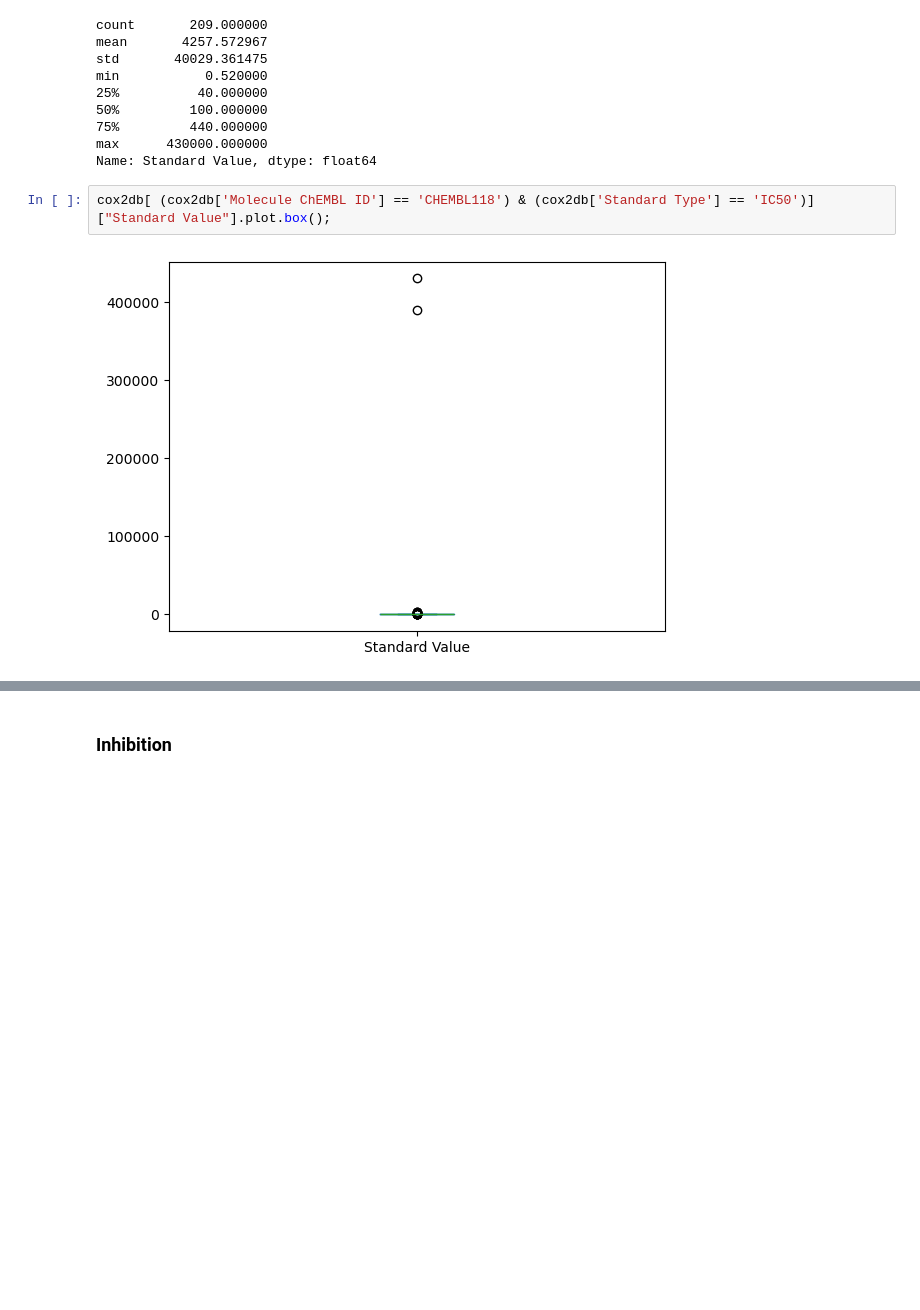
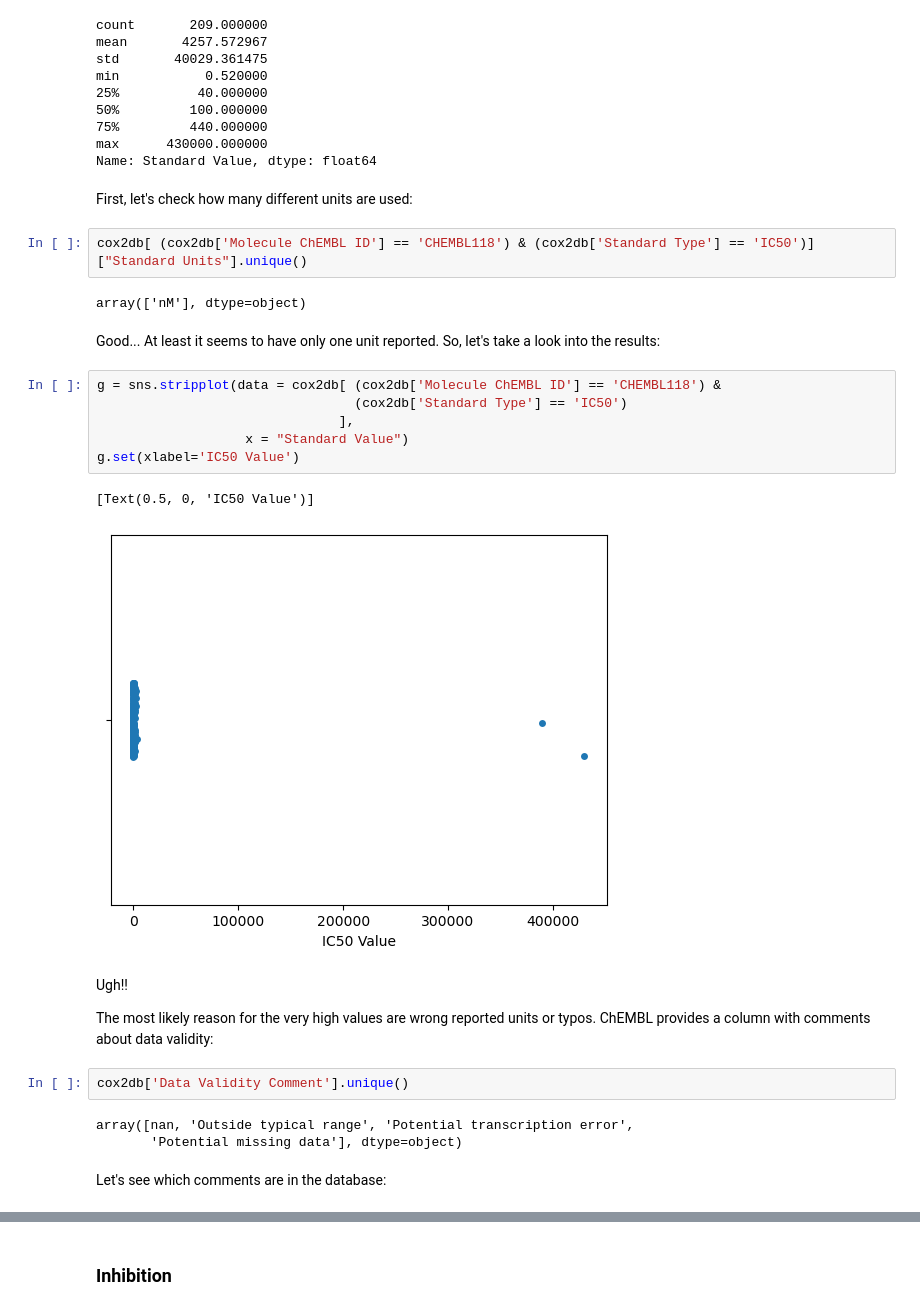
Before and after one commit to gmseabra/MolDB-Exploration, a Jupyter notebook: ChEMBL_COX-2_Exploration.ipynb, the cells around one changed output, grey strips where cells are left out. Cells and saved outputs as stored; diff of their text form; blank space fills up the shorter version.

```diff
--- a/ChEMBL_COX-2_Exploration.ipynb
+++ b/ChEMBL_COX-2_Exploration.ipynb
@@ -180,7 +184,31 @@ min           0.520000
 75%         440.000000
 max      430000.000000
 Name: Standard Value, dtype: float64
+# %% [markdown]
+First, let's check how many different units are used:
+# %%
+cox2db[ (cox2db['Molecule ChEMBL ID'] == 'CHEMBL118') & (cox2db['Standard Type'] == 'IC50')]["Standard Units"].unique()
+# %% [output]
+array(['nM'], dtype=object)
+# %% [markdown]
+Good... At least it seems to have only one unit reported. So, let's take a look into the results:
 # %%
-cox2db[ (cox2db['Molecule ChEMBL ID'] == 'CHEMBL118') & (cox2db['Standard Type'] == 'IC50')]["Standard Value"].plot.box();
+g = sns.stripplot(data = cox2db[ (cox2db['Molecule ChEMBL ID'] == 'CHEMBL118') &
+                                 (cox2db['Standard Type'] == 'IC50')
+                               ],
+                   x = "Standard Value")
+g.set(xlabel='IC50 Value')
 # %% [output]
+[Text(0.5, 0, 'IC50 Value')]
-[figure, old version]
+[figure, new version]
+# %% [markdown]
+Ugh!!
+
+The most likely reason for the very high values are wrong reported units or typos. ChEMBL provides a column with comments about data validity:
+# %%
+cox2db['Data Validity Comment'].unique()
+# %% [output]
+array([nan, 'Outside typical range', 'Potential transcription error',
+       'Potential missing data'], dtype=object)
+# %% [markdown]
+Let's see which comments are in the database:
```
Also changed, not shown: parts of 72 cells of this notebook.
